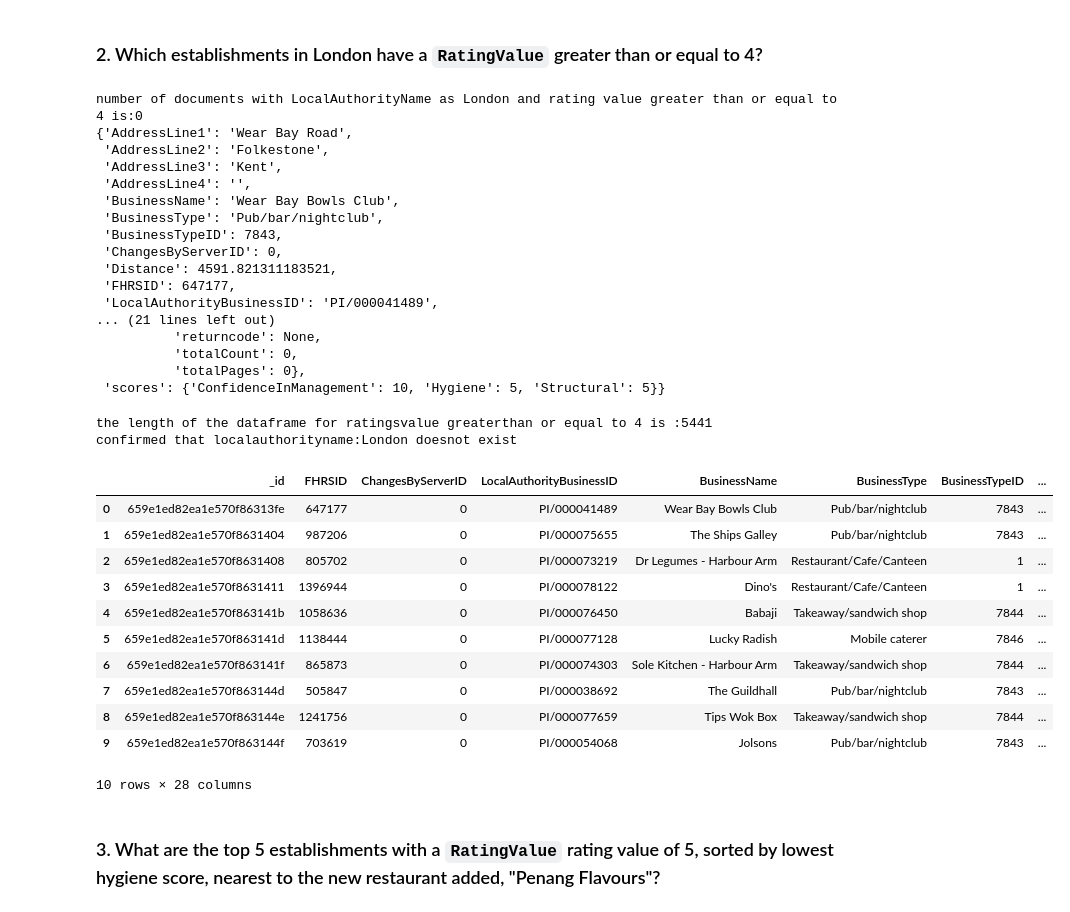
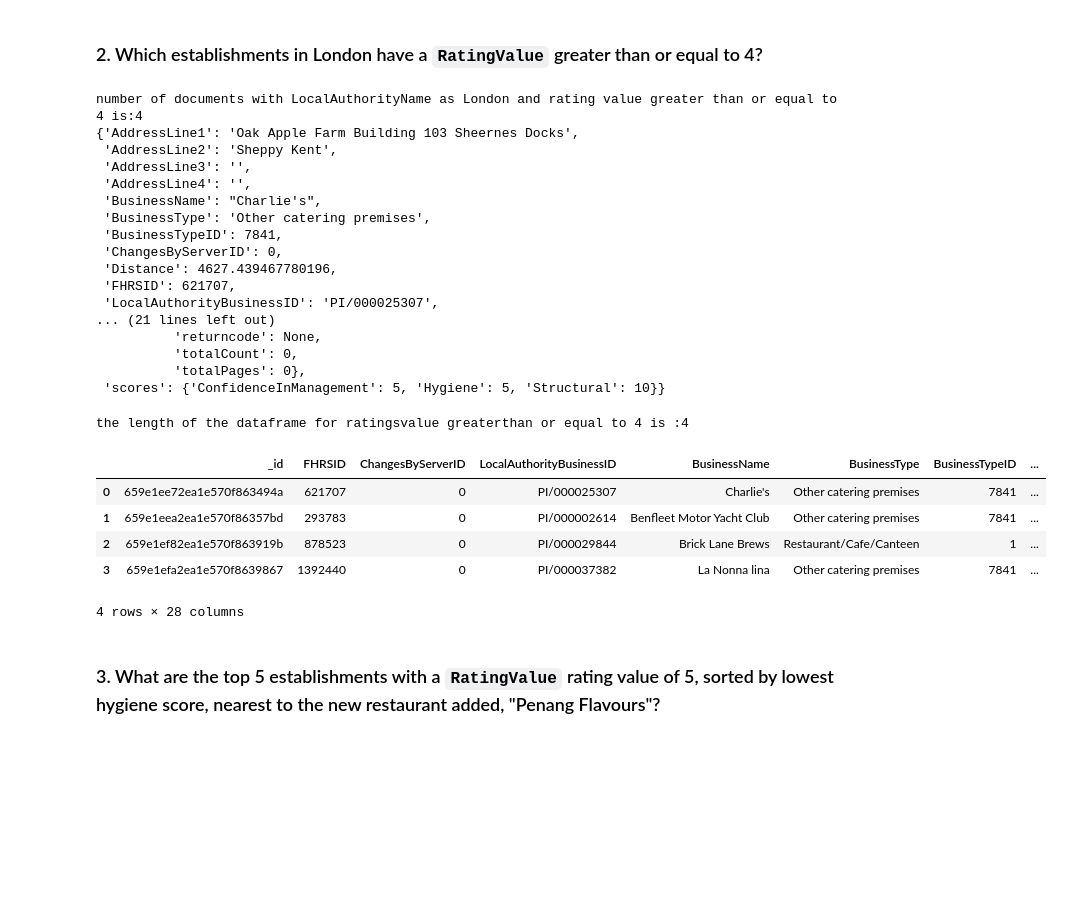
Before and after one commit to gv-priya/nosql-challenge, a Jupyter notebook: Starter_Code/NoSQL_analysis_starter.ipynb, the cells around one changed output. Cells and saved outputs as stored; diff of their text form; code cells hidden in the pictures; blank space fills up the shorter version.

```diff
--- a/Starter_Code/NoSQL_analysis_starter.ipynb
+++ b/Starter_Code/NoSQL_analysis_starter.ipynb
@@ -104,67 +104,50 @@ df_hygiene_score.head(10)
 ### 2. Which establishments in London have a `RatingValue` greater than or equal to 4?
 # %%
 # Find the establishments with London as the Local Authority and has a RatingValue greater than or equal to 4.
-query_l = {'LocalAuthorityName':{'$in':["London"]}, 'RatingValue':{'$gt':4},'RatingValue':{'$eq':4} }
-new_london_est=establishments.find(query_l)
-#there is no entry in any document with london as the local authority name.
-#but the rating value of greater than or equal to 4 can be satisfied
-
+query_l = {'LocalAuthorityName':{'$regex':"London"}, 'RatingValue':{'$gt':4},'RatingValue':{'$eq':4} }
+new_london_est = list(establishments.find(query_l))
 # Use count_documents to display the number of documents in the result
 num_documents_ratingvalue = establishments.count_documents(query_l)
 
 print(f"number of documents with LocalAuthorityName as London and rating value greater than or equal to 4 is:{ num_documents_ratingvalue}")
 # Display the first document in the results using pprint
 
-newlondon_est = establishments.find_one({'RatingValue':{'$gt': 4},'RatingValue':{'$eq':4}})
+newlondon_est = establishments.find_one({'LocalAuthorityName':{'$regex':"London"}, 'RatingValue':{'$gt': 4},'RatingValue':{'$eq':4}})
 pprint(newlondon_est)
 # %% [output]
-number of documents with LocalAuthorityName as London and rating value greater than or equal to 4 is:0
-{'AddressLine1': 'Wear Bay Road',
- 'AddressLine2': 'Folkestone',
- 'AddressLine3': 'Kent',
+number of documents with LocalAuthorityName as London and rating value greater than or equal to 4 is:4
+{'AddressLine1': 'Oak Apple Farm Building 103 Sheernes Docks',
+ 'AddressLine2': 'Sheppy Kent',
+ 'AddressLine3': '',
  'AddressLine4': '',
- 'BusinessName': 'Wear Bay Bowls Club',
- 'BusinessType': 'Pub/bar/nightclub',
- 'BusinessTypeID': 7843,
+ 'BusinessName': "Charlie's",
+ 'BusinessType': 'Other catering premises',
+ 'BusinessTypeID': 7841,
  'ChangesByServerID': 0,
- 'Distance': 4591.821311183521,
- 'FHRSID': 647177,
- 'LocalAuthorityBusinessID': 'PI/000041489',
+ 'Distance': 4627.439467780196,
+ 'FHRSID': 621707,
+ 'LocalAuthorityBusinessID': 'PI/000025307',
 ... (21 lines left out)
           'returncode': None,
           'totalCount': 0,
           'totalPages': 0},
- 'scores': {'ConfidenceInManagement': 10, 'Hygiene': 5, 'Structural': 5}}
+ 'scores': {'ConfidenceInManagement': 5, 'Hygiene': 5, 'Structural': 10}}
 # %%
 # Convert the result to a Pandas DataFrame
-newlondon_est_all=establishments.find({'RatingValue':{'$gt': 4},'RatingValue':{'$eq':4}})
-new_list = []
-for  c in newlondon_est_all:
-    new_list.append(c)
-new_ratings_df = pd.DataFrame(new_list)
+new_ratings_df = pd.DataFrame(new_london_est)
 
 # Display the number of rows in the DataFrame
 print(f"the length of the dataframe for ratingsvalue greaterthan or equal to 4 is :{len(new_ratings_df)}")
 # Display the first 10 rows of the DataFrame
-print("confirmed that localauthorityname:London doesnot exist")
-localA = new_ratings_df.loc[new_ratings_df["LocalAuthorityName"] =="London", :]
-localA
 new_ratings_df.head(10)
 # %% [output]
-the length of the dataframe for ratingsvalue greaterthan or equal to 4 is :5441
-confirmed that localauthorityname:London doesnot exist
+the length of the dataframe for ratingsvalue greaterthan or equal to 4 is :4
 |  | _id | FHRSID | ChangesByServerID | LocalAuthorityBusinessID | BusinessName | BusinessType | BusinessTypeID | ... |
-| 0 | 659e1ed82ea1e570f86313fe | 647177 | 0 | PI/000041489 | Wear Bay Bowls Club | Pub/bar/nightclub | 7843 | ... |
-| 1 | 659e1ed82ea1e570f8631404 | 987206 | 0 | PI/000075655 | The Ships Galley | Pub/bar/nightclub | 7843 | ... |
-| 2 | 659e1ed82ea1e570f8631408 | 805702 | 0 | PI/000073219 | Dr Legumes - Harbour Arm | Restaurant/Cafe/Canteen | 1 | ... |
-| 3 | 659e1ed82ea1e570f8631411 | 1396944 | 0 | PI/000078122 | Dino's | Restaurant/Cafe/Canteen | 1 | ... |
-| 4 | 659e1ed82ea1e570f863141b | 1058636 | 0 | PI/000076450 | Babaji | Takeaway/sandwich shop | 7844 | ... |
-| 5 | 659e1ed82ea1e570f863141d | 1138444 | 0 | PI/000077128 | Lucky Radish | Mobile caterer | 7846 | ... |
-| 6 | 659e1ed82ea1e570f863141f | 865873 | 0 | PI/000074303 | Sole Kitchen - Harbour Arm | Takeaway/sandwich shop | 7844 | ... |
-| 7 | 659e1ed82ea1e570f863144d | 505847 | 0 | PI/000038692 | The Guildhall | Pub/bar/nightclub | 7843 | ... |
-| 8 | 659e1ed82ea1e570f863144e | 1241756 | 0 | PI/000077659 | Tips Wok Box | Takeaway/sandwich shop | 7844 | ... |
-| 9 | 659e1ed82ea1e570f863144f | 703619 | 0 | PI/000054068 | Jolsons | Pub/bar/nightclub | 7843 | ... |
+| 0 | 659e1ee72ea1e570f863494a | 621707 | 0 | PI/000025307 | Charlie's | Other catering premises | 7841 | ... |
+| 1 | 659e1eea2ea1e570f86357bd | 293783 | 0 | PI/000002614 | Benfleet Motor Yacht Club | Other catering premises | 7841 | ... |
+| 2 | 659e1ef82ea1e570f863919b | 878523 | 0 | PI/000029844 | Brick Lane Brews | Restaurant/Cafe/Canteen | 1 | ... |
+| 3 | 659e1efa2ea1e570f8639867 | 1392440 | 0 | PI/000037382 | La Nonna lina | Other catering premises | 7841 | ... |
-10 rows × 28 columns
+4 rows × 28 columns
 # %% [markdown]
 ### 3. What are the top 5 establishments with a `RatingValue` rating value of 5, sorted by lowest hygiene score, nearest to the new restaurant added, "Penang Flavours"?
 # %%
```
Also changed, not shown: parts of 2 cells of this notebook.
